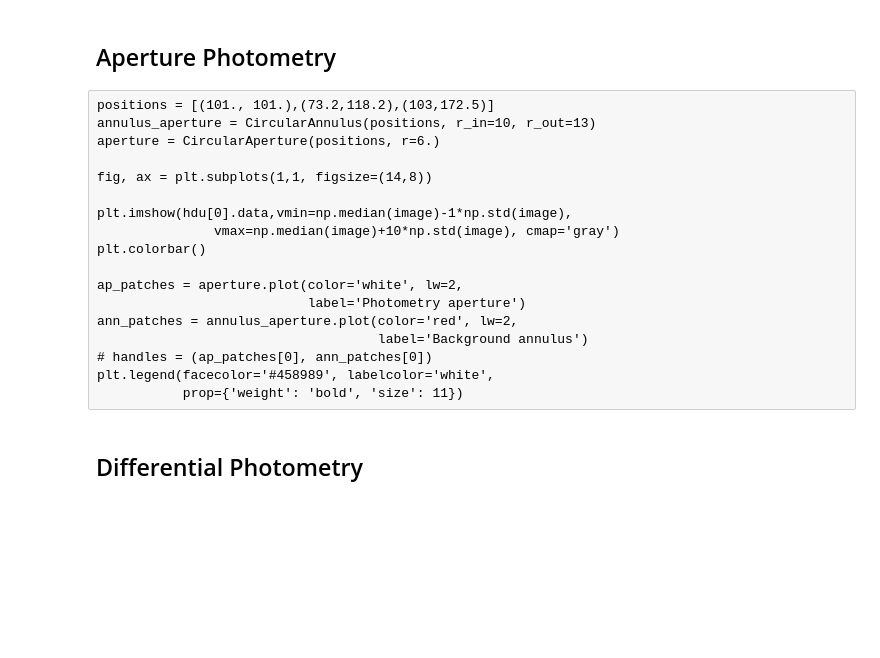
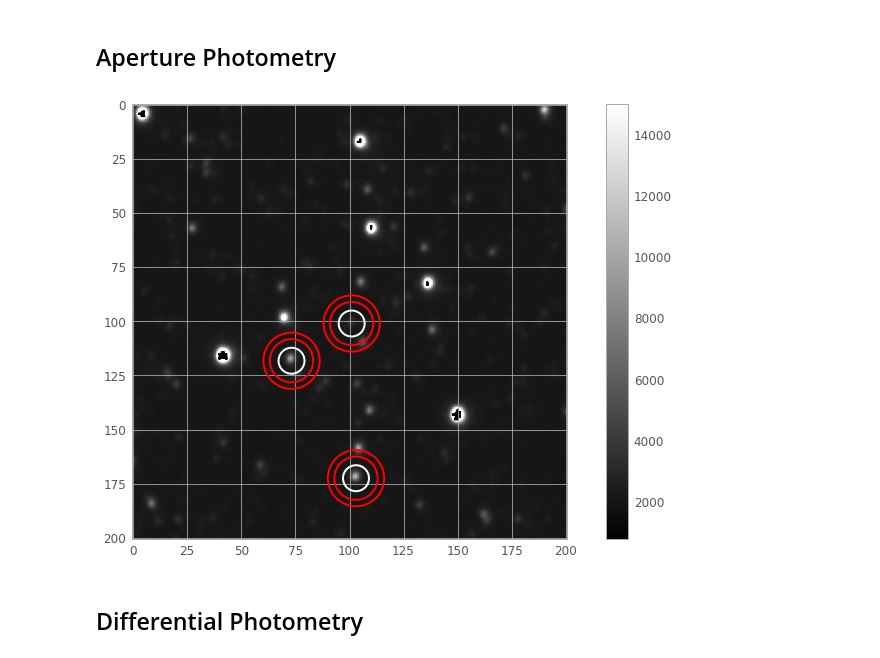
Before and after one commit to vvkrddy/cepheid-anu, a Jupyter notebook: main.ipynb, the cells around one changed output. Saved outputs shown, nothing was run; the diff lists cells and outputs as text; code cells hidden in the pictures; blank space fills up the shorter version.

Commit message:
add image with apertures

```diff
--- a/main.ipynb
+++ b/main.ipynb
@@ -97,24 +97,26 @@ for i in range(len(files)):
     aperture_1.append(phot_table['residual_aperture_sum'][0])
     aperture_2.append(phot_table['residual_aperture_sum'][1])
     aperture_3.append(phot_table['residual_aperture_sum'][2])
-# %% [raw]
-positions = [(101., 101.),(73.2,118.2),(103,172.5)]
-annulus_aperture = CircularAnnulus(positions, r_in=10, r_out=13)
-aperture = CircularAperture(positions, r=6.)
-
-fig, ax = plt.subplots(1,1, figsize=(14,8))
-
-plt.imshow(hdu[0].data,vmin=np.median(image)-1*np.std(image),
-               vmax=np.median(image)+10*np.std(image), cmap='gray')
-plt.colorbar()
-
-ap_patches = aperture.plot(color='white', lw=2,
-                           label='Photometry aperture')
-ann_patches = annulus_aperture.plot(color='red', lw=2,
-                                    label='Background annulus')
-# handles = (ap_patches[0], ann_patches[0])
-plt.legend(facecolor='#458989', labelcolor='white',
-           prop={'weight': 'bold', 'size': 11})
+# %%
+positions = [(101., 101.),(73.2,118.2),(103,172.5)]
+annulus_aperture = CircularAnnulus(positions, r_in=10, r_out=13)
+aperture = CircularAperture(positions, r=6.)
+
+fig, ax = plt.subplots(1,1, figsize=(14,8))
+
+plt.imshow(hdu[0].data,vmin=np.median(image)-1*np.std(image),
+               vmax=np.median(image)+10*np.std(image), cmap='gray')
+plt.colorbar()
+
+ap_patches = aperture.plot(color='white', lw=2,
+                           label='Photometry aperture')
+ann_patches = annulus_aperture.plot(color='red', lw=2,
+                                    label='Background annulus')
+# handles = (ap_patches[0], ann_patches[0])
+# plt.legend(facecolor='#458989', labelcolor='white',
+#            prop={'weight': 'bold', 'size': 11})
+# %% [output]
+[figure, added]
 # %% [markdown]
 ## Differential Photometry
 # %%
```
